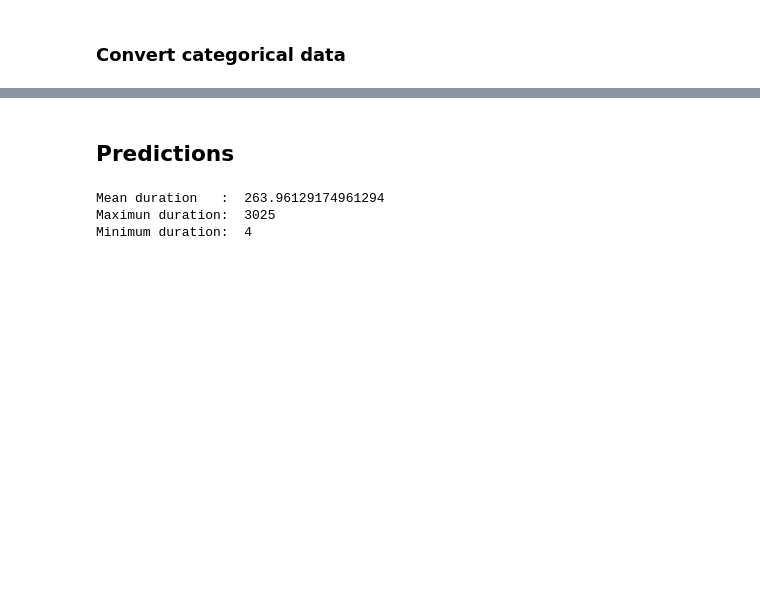
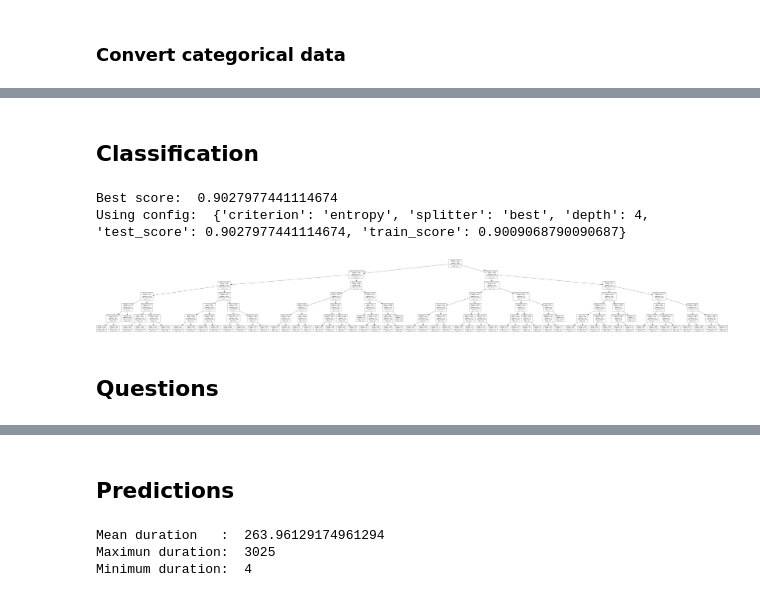
Before and after one commit to sbernal93/idss-project, a Jupyter notebook: bank.ipynb, the cells around one changed output, grey strips where cells are left out. Saved outputs shown, nothing was run; the diff lists cells and outputs as text; code cells hidden in the pictures; blank space fills up the shorter version.

```diff
--- a/bank.ipynb
+++ b/bank.ipynb
@@ -611,0 +151,50 @@ poutcome_unknown.... 0.0
+# %% [markdown]
+## Classification
+# %%
+# Train-Test split: 20% test data
+bankcl = bank_with_dummies
+data_drop_deposite = bankcl.drop('deposit', 1)
+label = bankcl.deposit
+data_train, data_test, label_train, label_test = train_test_split(data_drop_deposite, label, test_size = 0.2, random_state = 50)
+# %%
+max_depth = 6
+criterions = ['gini', 'entropy']
+splitter = ['random', 'best']
+best_score = 0
+# %%
+for c in criterions:
+    for s in splitter:
+        i=2
+        while i<max_depth:
+            i+=1
+            dt = tree.DecisionTreeClassifier(random_state=1, max_depth=i, criterion=c, splitter=s)
+            dt.fit(data_train, label_train)
+            dt_score_train = dt.score(data_train, label_train)
+            #print("Training score: ",dt_score_train)
+            dt_score_test = dt.score(data_test, label_test)
+            #print("Testing score: ",dt_score_test)
+            if dt_score_test > best_score:
+                best_score = dt_score_test
+                best_config = {'criterion': c, 'splitter': s, 'depth': i, 'test_score': dt_score_test, 'train_score': dt_score_train}
+                best_dt = dt
+# %%
+print("Best score: ", best_score)
+print("Using config: ", best_config)
+# %% [output]
+Best score:  0.9027977441114674
+Using config:  {'criterion': 'entropy', 'splitter': 'best', 'depth': 4, 'test_score': 0.9027977441114674, 'train_score': 0.9009068790090687}
+# %%
+features = bankcl.drop('deposit', 1).columns.tolist()
+tree.export_graphviz(dt, out_file='tree.dot', class_names=['yes','no'], feature_names=features)
+
+check_call(['dot','-Tpng','tree.dot','-o','tree.png'])
+
+# Annotating chart with PIL
+img = Image.open("tree.png")
+draw = ImageDraw.Draw(img)
+img.save('tree.png')
+PImage("tree.png")
+# %% [output]
+[figure, added]
+# %% [markdown]
+## Questions
```
Also changed, not shown: parts of 95 cells of this notebook, 6 other files.
